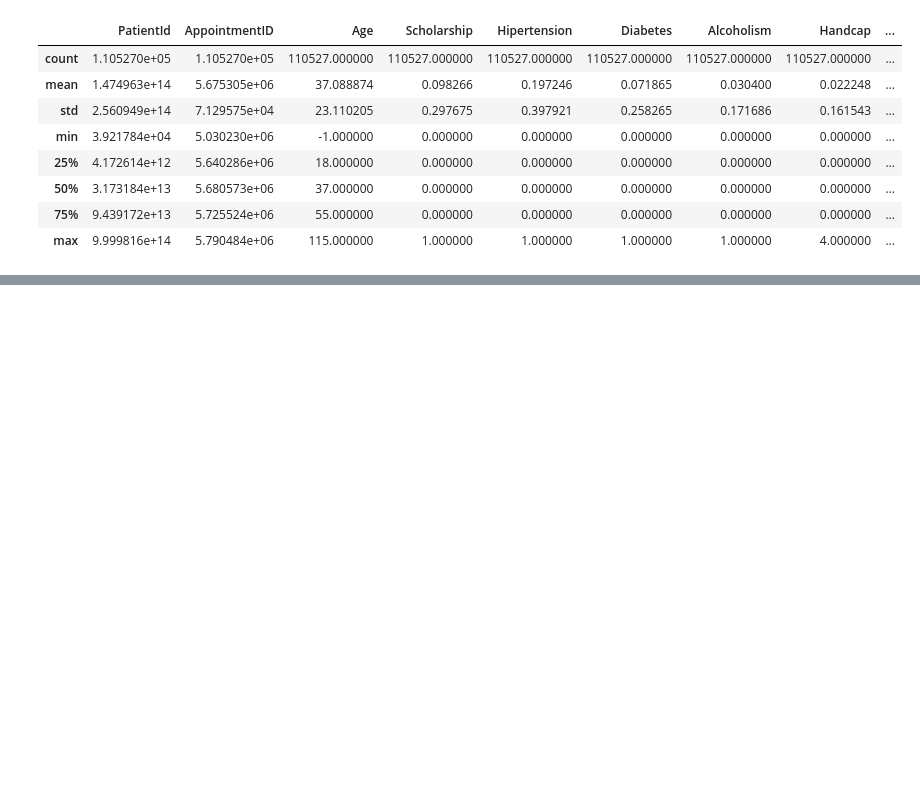
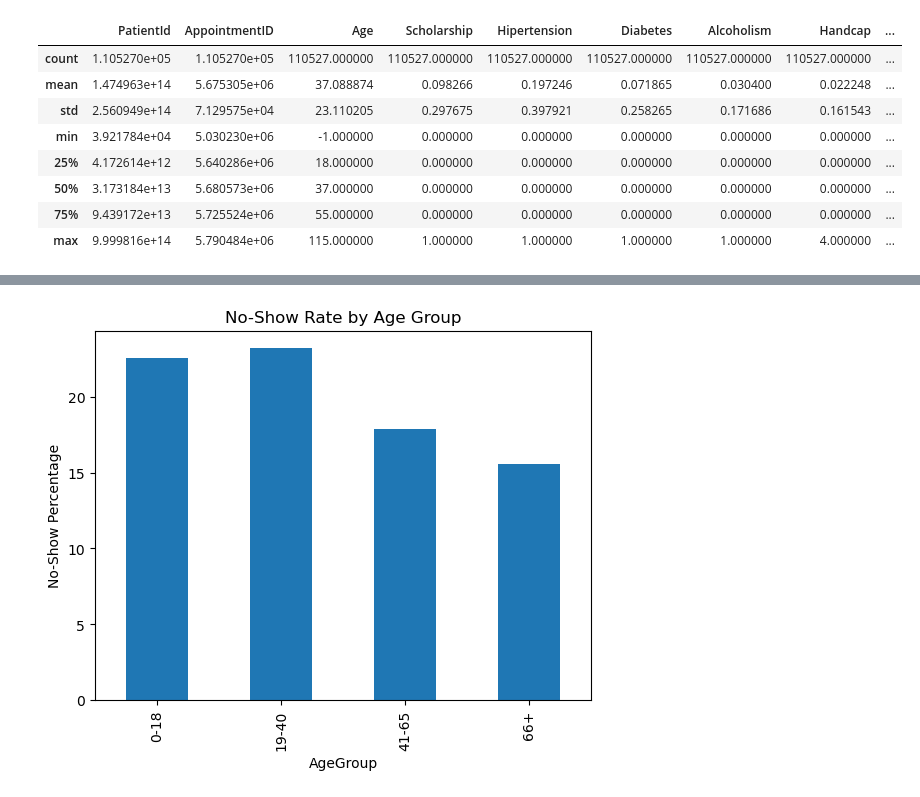
Before and after one commit to egwin95/Healthcare-NoShow-Capstone, a Jupyter notebook: notebooks/Data_Exploration.ipynb, the cells around one changed output, grey strips where cells are left out. Drawn from its saved outputs; the diff is of its cells as text; code cells hidden in the pictures; blank space fills up the shorter version.

```diff
--- a/notebooks/Data_Exploration.ipynb
+++ b/notebooks/Data_Exploration.ipynb
@@ -73,0 +134,5 @@ df.describe()
+# %%
+df_clean['ScheduledDay'] = pd.to_datetime(df_clean['ScheduledDay'])
+df_clean['AppointmentDay'] = pd.to_datetime(df_clean['AppointmentDay'])
+
+df_clean[['ScheduledDay', 'AppointmentDay']].head()
@@ -73,0 +146,5 @@ df.describe()
+# %%
+df_clean['WaitDays'] = (
+    df_clean['AppointmentDay'].dt.date -
+    df_clean['ScheduledDay'].dt.date
+).dt.days
@@ -73,0 +198,14 @@ df.describe()
+# %%
+df_clean['AgeGroup'] = pd.cut(
+    df_clean['Age'],
+    bins=[0,18,40,65,120],
+    labels=['0-18', '19-40', '41-65', '66+']
+)
+# %%
+age_analysis = pd.crosstab(
+    df_clean['AgeGroup'],
+    df_clean['No-show'],
+    normalize='index'
+) * 100
+
+age_analysis
@@ -73,0 +254,8 @@ df.describe()
+# %%
+age_analysis['Yes'].plot(kind='bar')
+
+plt.title('No-Show Rate by Age Group')
+plt.ylabel('No-Show Percentage')
+plt.show()
+# %% [output]
+[figure, added]
```
Also changed, not shown: parts of 38 cells of this notebook, 17 other files.
